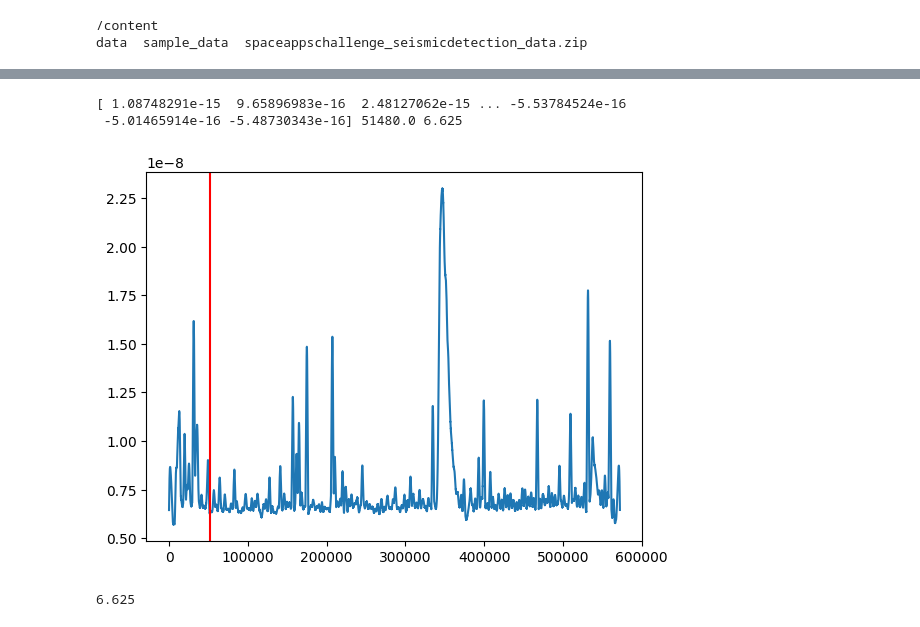
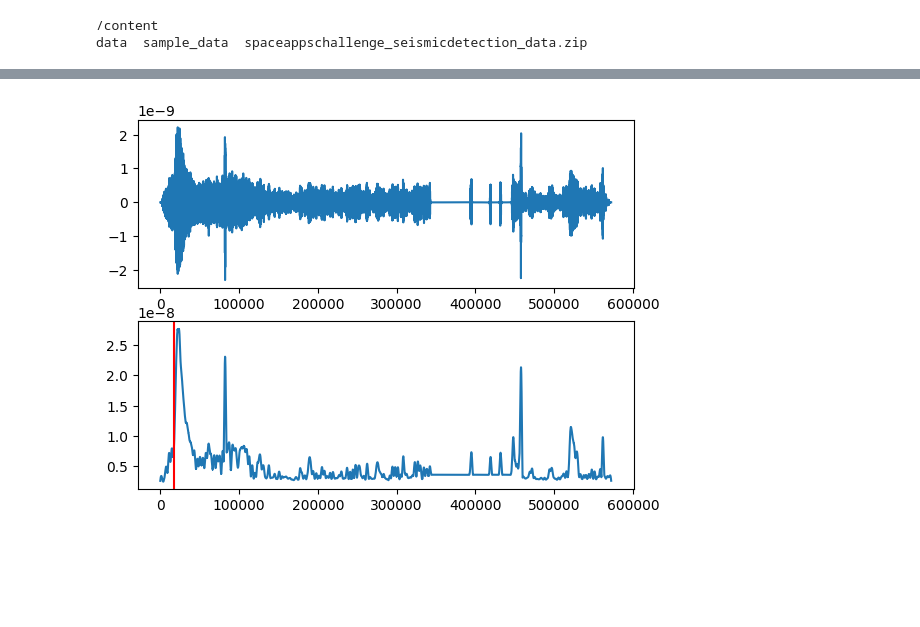
Before and after one commit to ifauh/seismic-detector, a Jupyter notebook: seismic_detect_notebook.ipynb, the cells around one changed output, grey strips where cells are left out. Saved outputs shown, nothing was run; the diff lists cells and outputs as text; code cells hidden in the pictures; blank space fills up the shorter version.

Commit message:
Fix PreProcessing Visualization

```diff
--- a/seismic_detect_notebook.ipynb
+++ b/seismic_detect_notebook.ipynb
@@ -271,41 +271,39 @@ class ProcessSignal:
       peaks_upper,_ = find_peaks(x,distance = N)
       peaks_lower,_ = find_peaks(-x,distance = N)
 
       #Calculate upper and lower envelopes by interpolating
       #peaks using a Univariate spline
       upper_spline = UnivariateSpline(peaks_upper,x[peaks_upper])
       lower_spline = UnivariateSpline(peaks_lower,x[peaks_lower])
       upper_envelope = upper_spline(np.arange(x.shape[0]))
       lower_envelope = lower_spline(np.arange(x.shape[0]))
 
       #Return the envelopes
       return upper_envelope,lower_envelope
 
     else:
 
       raise ValueError('%s is not a valid method' %(method))
 
   def compareSignals(self,original:np.ndarray,signal:np.ndarray,fs:float,arrival_time:float,block:Optional[bool]=True)->None:
 
     plt.close()
+    plt.subplot(2,1,1)
+    plt.plot(original)
+    plt.subplot(2,1,2)
     plt.plot(signal)
-    plt.axvline(x=arrival_time,color="red")
+    plt.axvline(x=(arrival_time*fs),color="red")
     plt.show()
   '''
   Test block
   '''
-idx=16
+idx=10
 x_input,x_label,fs=train_data[idx],train_labels[idx],sampling_rate[idx]
-print(x_input,x_label,fs)
 p=ProcessSignal()
 envelope=p.detectEnvelope(x_input,int(fs*512),'rms',"hamming")
 p.compareSignals(x_input,envelope[0],fs,x_label)
-print(fs)
 # %% [output]
-[ 1.08748291e-15  9.65896983e-16  2.48127062e-15 ... -5.53784524e-16
- -5.01465914e-16 -5.48730343e-16] 51480.0 6.625
-[figure, old version]
+[figure, new version]
-6.625
 # %%
 # Model Definition
 '''
```
